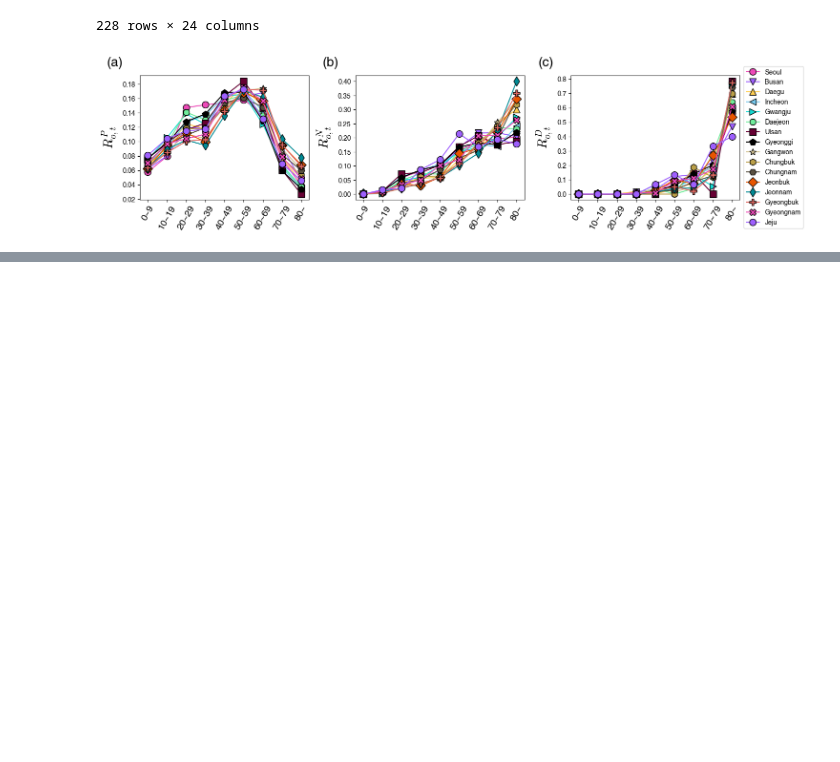
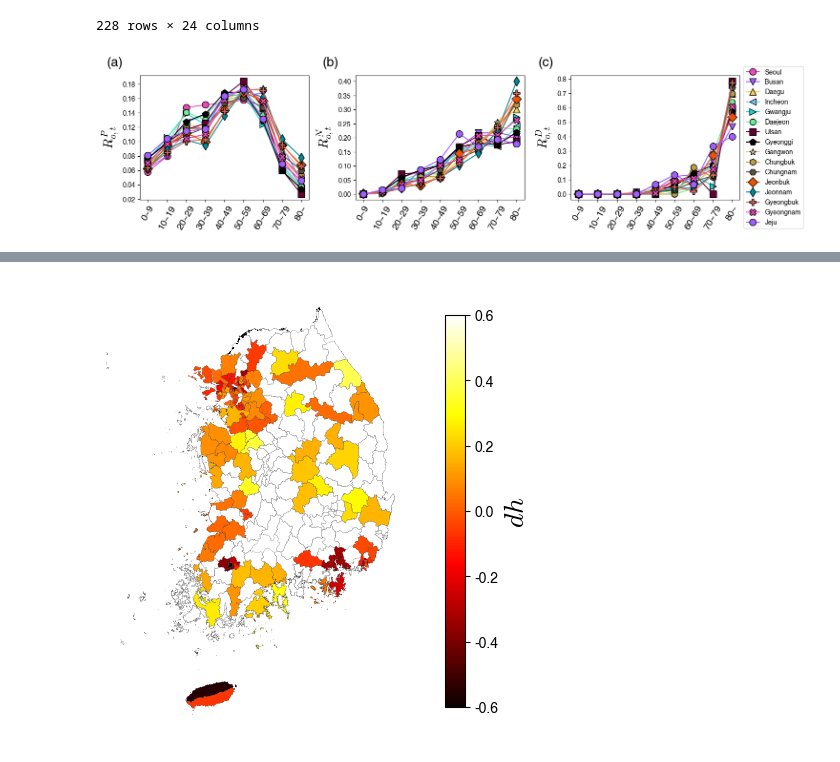
Before and after one commit to kwyosu7/Tuberculosis_hospital_optimization, a Jupyter notebook: article_figure.ipynb, the cells around one changed output, grey strips where cells are left out. Saved outputs shown, nothing was run; the diff lists cells and outputs as text; code cells hidden in the pictures; blank space fills up the shorter version.

```diff
--- a/article_figure.ipynb
+++ b/article_figure.ipynb
@@ -873,0 +1192,36 @@ plt.show()
+# %%
+# Define color map for 0 and non-0 values
+colors_h = ['#99294C', '#FFFFFF','#AABA47']
+cmap_h = LinearSegmentedColormap.from_list('my_cmap', colors_h, gamma=1)
+# bounds = np.linspace(0, 7, 8)
+norm_h = Normalize(vmin=min(kr_sgg['h_opt_01']), vmax=-min(kr_sgg['h_opt_01']))
+
+# Separate cmap for 0 values
+colors_0 = ['#CCCCCC']  # Red color for 0 values
+cmap_0 = LinearSegmentedColormap.from_list('zero_cmap', colors_0, gamma=1)
+norm_0 = mpl.colors.Normalize(vmin=0, vmax=0.10)
+
+fig, ax = plt.subplots()
+
+# Plot non-zero values
+kr_sgg[kr_sgg['h_opt_01'] != 0].plot(column='h_opt_01', ax=ax, cmap='hot', ec='k',norm=norm_h, legend=False, vmin=1, vmax=7, alpha=1, linewidth=0.1)
+
+# Plot zero values
+kr_sgg[kr_sgg['h_opt_01'].isna()].plot(column='h_opt_01', ax=ax,ec='k', color='#FFFFFF', alpha=1, linewidth=0.1)
+
+cbar_ax.set_label('h_opt_01', labelpad=10, fontsize=12)
+# Create the colorbar
+cbar = plt.cm.ScalarMappable(cmap='hot', norm=norm_h)
+cbar.set_array([])
+cbar_ax = fig.colorbar(cbar, ax=ax, fraction=0.036, pad=0.04)
+# cbar_ax.set_ticks([1, 2, 3, 4, 5, 6, 7])
+# cbar_ax.set_ticklabels(['1', '2', '3', '4', '5', '6', '7'])
+
+# Add label 'h' to the colorbar
+cbar_ax.set_label('$dh$', fontsize=20)
+plt.xlim(0.755e6, 1.23e6)
+plt.axis(False)
+plt.tight_layout()
+plt.show()
+# %% [output]
+[figure, added]
```
Also changed, not shown: parts of 26 cells of this notebook.
